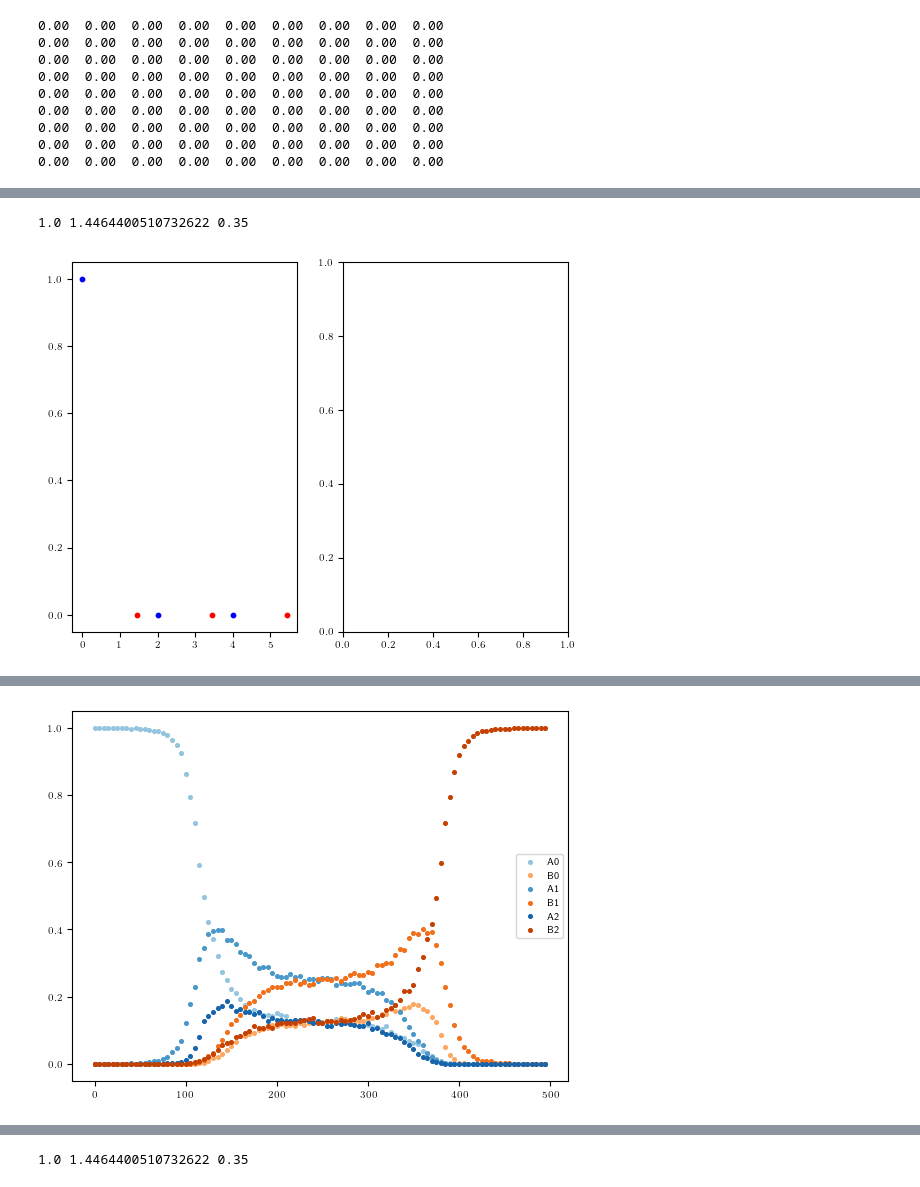
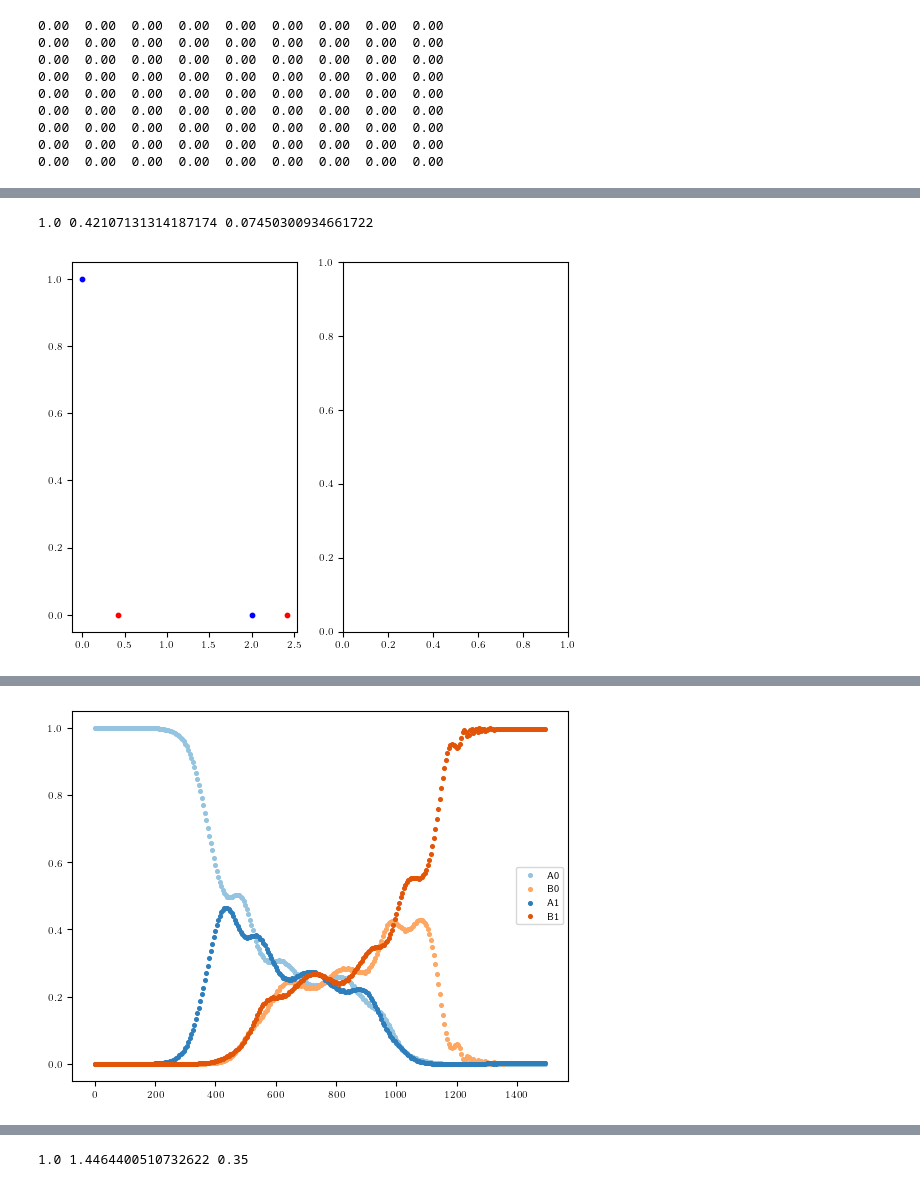
Before and after one commit to ChriGomm/master, a Jupyter notebook: numerics/thermal_phonons.ipynb, the cells around one changed output, grey strips where cells are left out. Saved outputs shown, nothing was run; the diff lists cells and outputs as text; code cells hidden in the pictures.

```diff
--- a/numerics/thermal_phonons.ipynb
+++ b/numerics/thermal_phonons.ipynb
@@ -545,3 +545,44 @@ plt.show()
 # plt.show()
 # %% [output]
 [figure]
+# %%
+from scipy.optimize import minimize
+def ratio(x,rx):
+    h = x[0]
+    d = np.array([np.sin(x[1]),np.cos(x[1])])
+    R = np.array([rx,h])
+    return -np.abs(dip_derivative_full(R,0,0,d,100)/dip_dip(R,d))
+b0 =1.6
+a = 2
+freq = 1
+h = 0.2
+d = np.array([np.sqrt(1/3),np.sqrt(2/3)])
+def time_traj(t):
+    b = a/2+(b0-a/2)*np.cos(2*np.pi*freq*t)
+    Delta = np.sin(2*np.pi*freq*t)
+    return b, h, Delta
+rx = np.linspace(0.5,4,N)
+t = np.linspace(0,1,N)
+V = np.zeros(N)
+V2 = np.zeros(N)
+V_der = np.zeros(N)
+V_der2 = np.zeros(N)
+Delta = np.zeros(N)
+for i in range(N):
+    rx[i], h, Delta[i] = time_traj(t[i])
+    V_der[i] = dip_derivative_full(np.array([rx[i],h]),0,0,d,100)/70
+    V[i] = dip_dip(np.array([rx[i],h]),d)
+    V2[i] = dip_dip(np.array([rx[i]*4/3,0]),d)
+    V_der2[i] = dip_derivative_full(np.array([rx[i]*4/3,0]),0,0,d,100)
+
+
+
+fig, ax = plt.subplots(1,2)
+# ax[0].scatter(rx,opt_h)
+# ax[0].scatter(rx,opt_d1)
+ax[0].scatter(t,V)
+ax[1].scatter(t,V_der)
+# fig2, ax2 = plt.subplots(1,2)
+# ax2[0].scatter(rx,V)
+# ax2[1].scatter(rx,V_der)
+plt.show()
@@ -1404,7 +1447,7 @@ Quantum object: dims=[[21], [21]], shape=(21, 21), type='oper', dtype=CSR, isher
 # %%
 excit_phonons = 0
 excit_spin = 1
-chain_length = 6
+chain_length = 4
 latticeA = np.zeros((2,chain_length//2+chain_length%2))
 latticeB = np.zeros((2,chain_length//2))
 atol = 1e-16
@@ -1456,7 +1499,7 @@ S= system(chain_length,excit_phonons,dip_dip,dip_derivative_full,a=2,full=False)
 # psiq = tensor(psi0q,eig_generator_ph*phonon0)
 #
 dt = 5
-tsteps = 100
+tsteps = 300
 t = np.arange(tsteps)*dt
 freq = 1/t[-1]
 S.projectors_eval[0], psiq
@@ -1492,5 +1535,5 @@ ax.legend()
 ax2.legend()
 plt.show()
 # %% [output]
-1.0 1.4464400510732622 0.35
+1.0 0.42107131314187174 0.07450300934661722
-[figure, old version]
+[figure, new version]
@@ -1508 +1551 @@ Total run time:   4.09s
-[figure, old version]
+[figure, new version]
```
Also changed, not shown: parts of 11 cells of this notebook, 9 other files.
